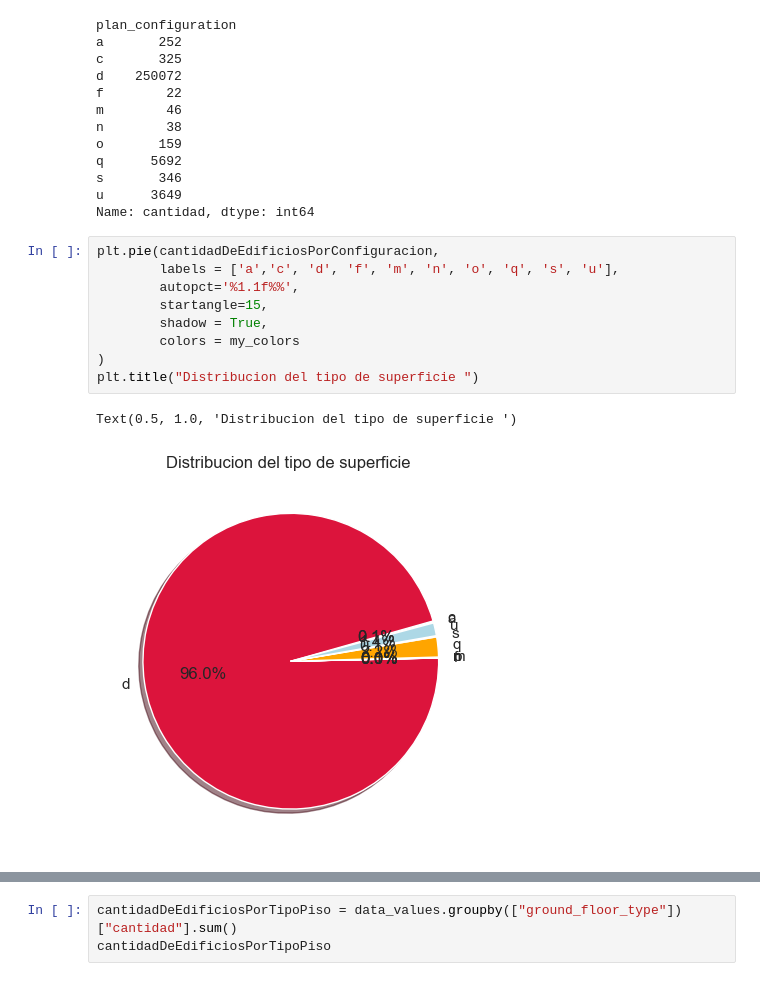
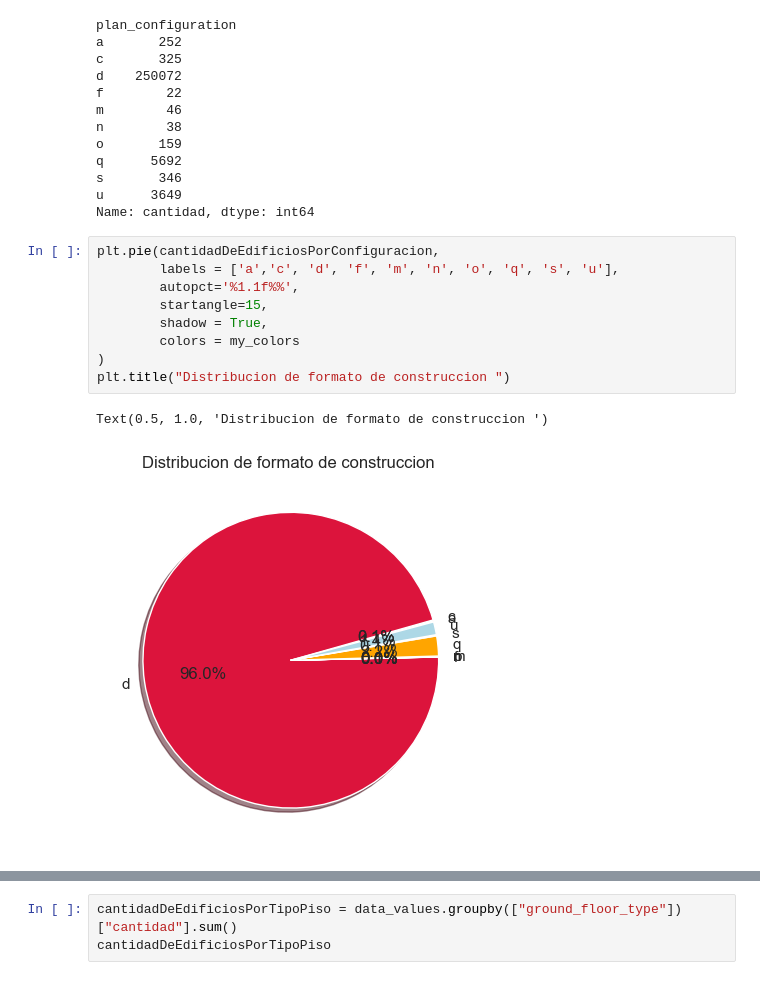
Before and after one commit to DanteReinaudo/EarthquakeDamagePrediction, a Jupyter notebook: tp1/analisis_joaco.ipynb, the cells around one changed output, grey strips where cells are left out. Saved outputs shown, nothing was run; the diff lists cells and outputs as text.

```diff
--- a/tp1/analisis_joaco.ipynb
+++ b/tp1/analisis_joaco.ipynb
@@ -262,12 +325,12 @@ Name: cantidad, dtype: int64
 # %%
 plt.pie(cantidadDeEdificiosPorConfiguracion,
         labels = ['a','c', 'd', 'f', 'm', 'n', 'o', 'q', 's', 'u'],
         autopct='%1.1f%%',
         startangle=15,
         shadow = True,
         colors = my_colors
 )
-plt.title("Distribucion del tipo de superficie ")
+plt.title("Distribucion de formato de construccion ")
 # %% [output]
-Text(0.5, 1.0, 'Distribucion del tipo de superficie ')
+Text(0.5, 1.0, 'Distribucion de formato de construccion ')
-[figure, old version]
+[figure, new version]
```
Also changed, not shown: parts of 12 cells of this notebook.
